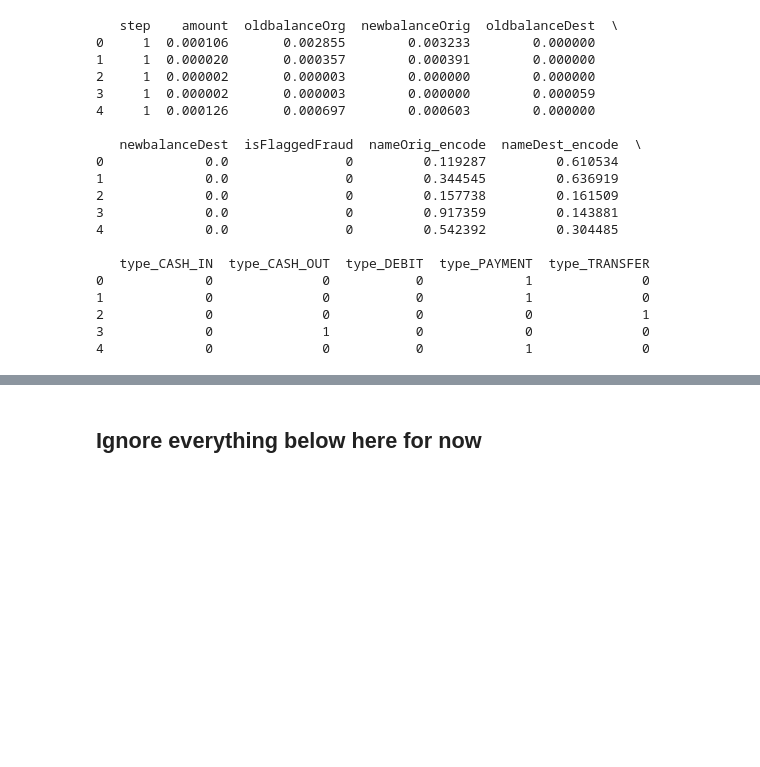
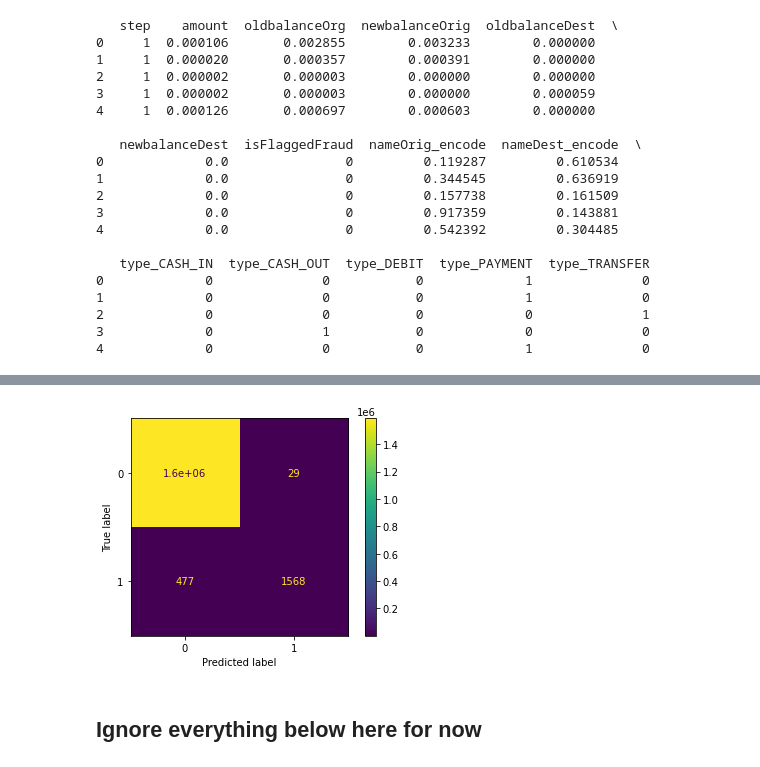
Before and after one commit to jwallace22/DSP-CreditFraudDetection, a Jupyter notebook: Ensemble_Tree_Methods.ipynb, the cells around one changed output, grey strips where cells are left out. Saved outputs shown, nothing was run; the diff lists cells and outputs as text; code cells hidden in the pictures; blank space fills up the shorter version.

Commit message:
RFC Confusion Matrix

```diff
--- a/Ensemble_Tree_Methods.ipynb
+++ b/Ensemble_Tree_Methods.ipynb
@@ -138,2 +138,6 @@ Test AUC: 0.9969695906290363
 <sklearn.metrics._plot.roc_curve.RocCurveDisplay at 0x...>
 [figure]
+# %%
+plot_confusion_matrix(rfc, X_test, y_test)
+plt.show()
+# %% [output]
@@ -140,3 +147,4 @@ Test AUC: 0.9969695906290363
+[figure, added]
 # %% [markdown]
 ## Ignore everything below here for now
 # %%
```
Also changed, not shown: parts of 3 cells of this notebook.
